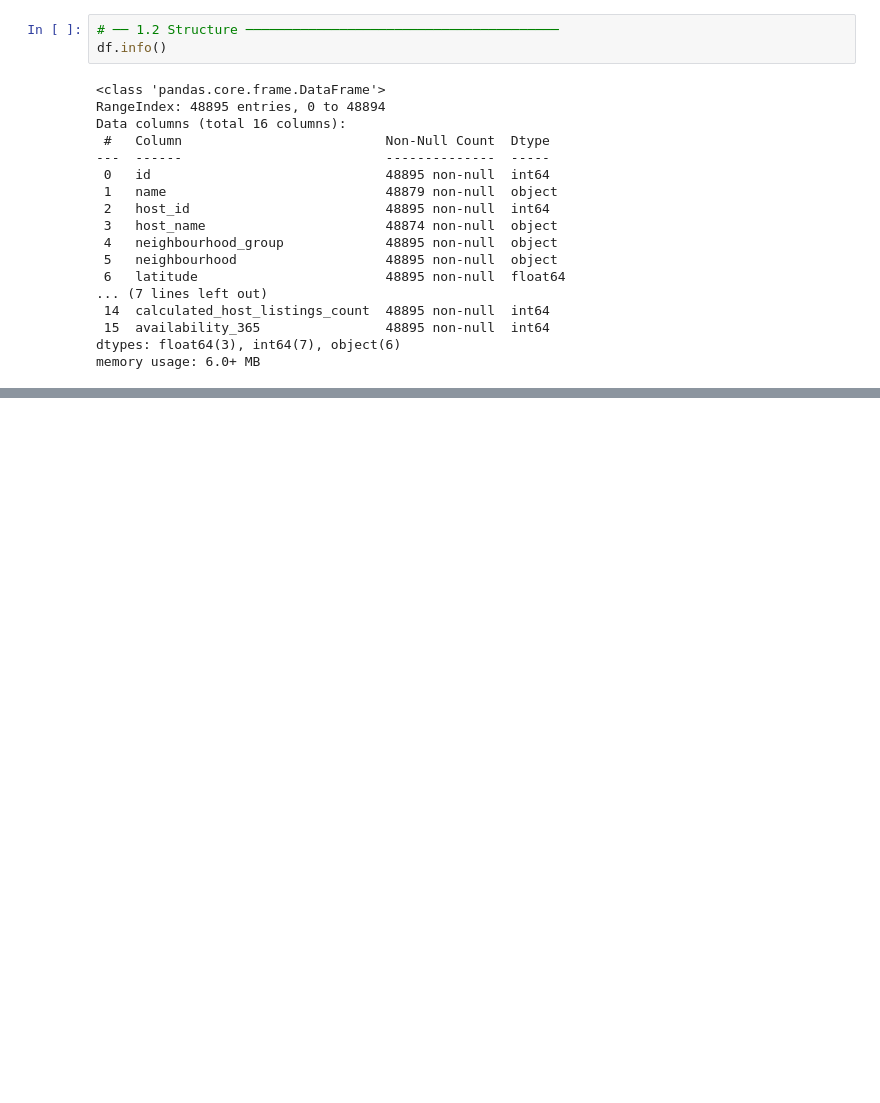
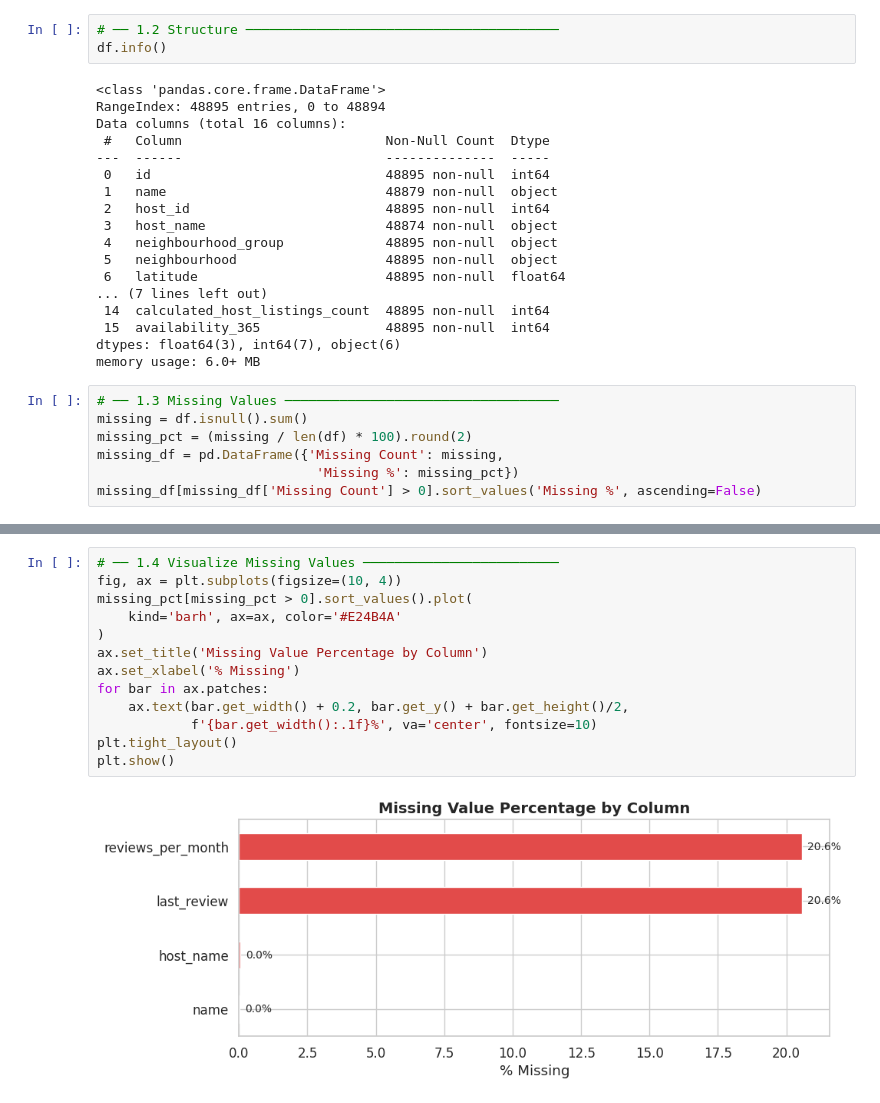
Before and after one commit to aya-alharazin/Airbnb-NYC-2019-Exploratory-Data-Analysis, a Jupyter notebook: airbnb-nyc-2019-exploratory-data-analysis.ipynb, the cells around one changed output, grey strips where cells are left out. Saved outputs shown, nothing was run; the diff lists cells and outputs as text; blank space fills up the shorter version.

Commit message:
Kaggle Notebook | Airbnb NYC 2019: Exploratory Data Analysis | Version 8

```diff
--- a/airbnb-nyc-2019-exploratory-data-analysis.ipynb
+++ b/airbnb-nyc-2019-exploratory-data-analysis.ipynb
@@ -73,3 +73,10 @@ Data columns (total 16 columns):
  15  availability_365                48895 non-null  int64
 dtypes: float64(3), int64(7), object(6)
 memory usage: 6.0+ MB
+# %%
+# ── 1.3 Missing Values ───────────────────────────────────
+missing = df.isnull().sum()
+missing_pct = (missing / len(df) * 100).round(2)
+missing_df = pd.DataFrame({'Missing Count': missing,
+                            'Missing %': missing_pct})
+missing_df[missing_df['Missing Count'] > 0].sort_values('Missing %', ascending=False)
@@ -75,0 +89,15 @@ memory usage: 6.0+ MB
+# %%
+# ── 1.4 Visualize Missing Values ─────────────────────────
+fig, ax = plt.subplots(figsize=(10, 4))
+missing_pct[missing_pct > 0].sort_values().plot(
+    kind='barh', ax=ax, color='#E24B4A'
+)
+ax.set_title('Missing Value Percentage by Column')
+ax.set_xlabel('% Missing')
+for bar in ax.patches:
+    ax.text(bar.get_width() + 0.2, bar.get_y() + bar.get_height()/2,
+            f'{bar.get_width():.1f}%', va='center', fontsize=10)
+plt.tight_layout()
+plt.show()
+# %% [output]
+[figure, added]
```
Also changed, not shown: parts of 1 cell of this notebook.
